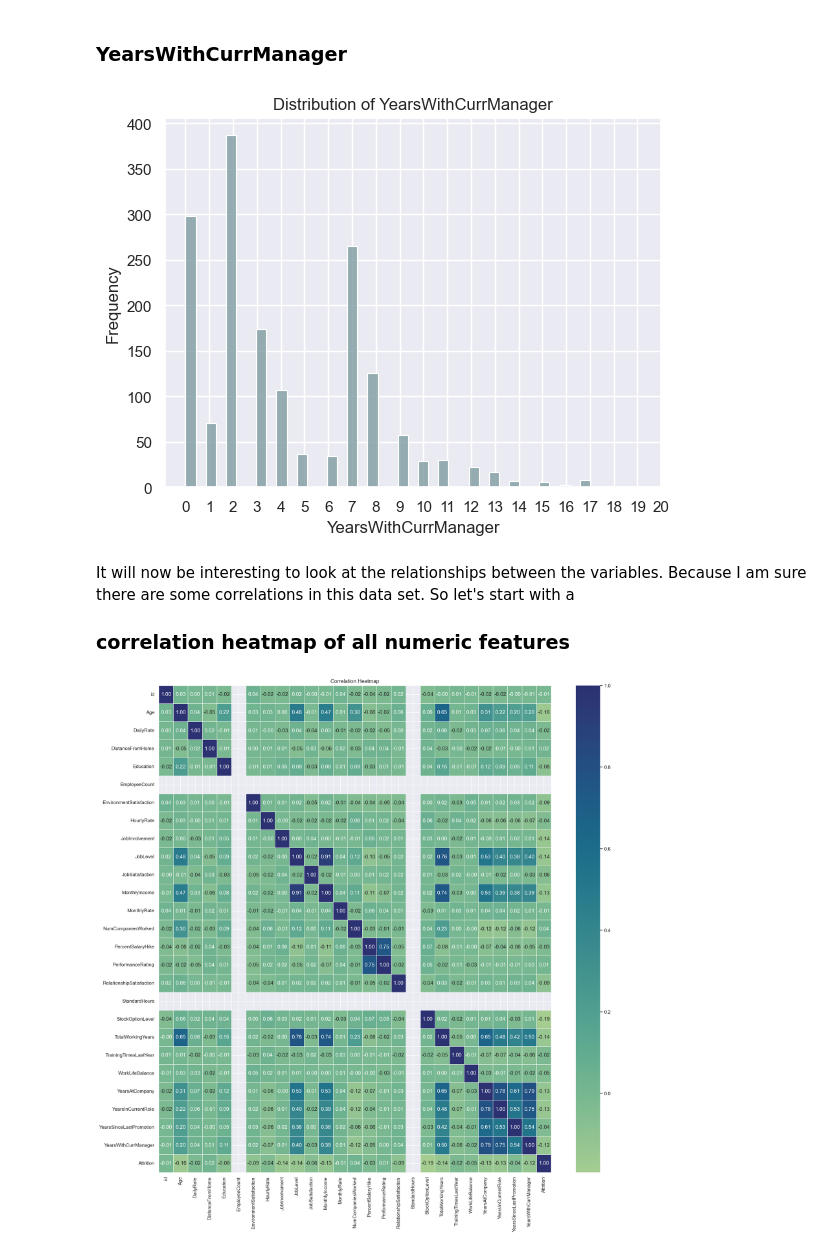
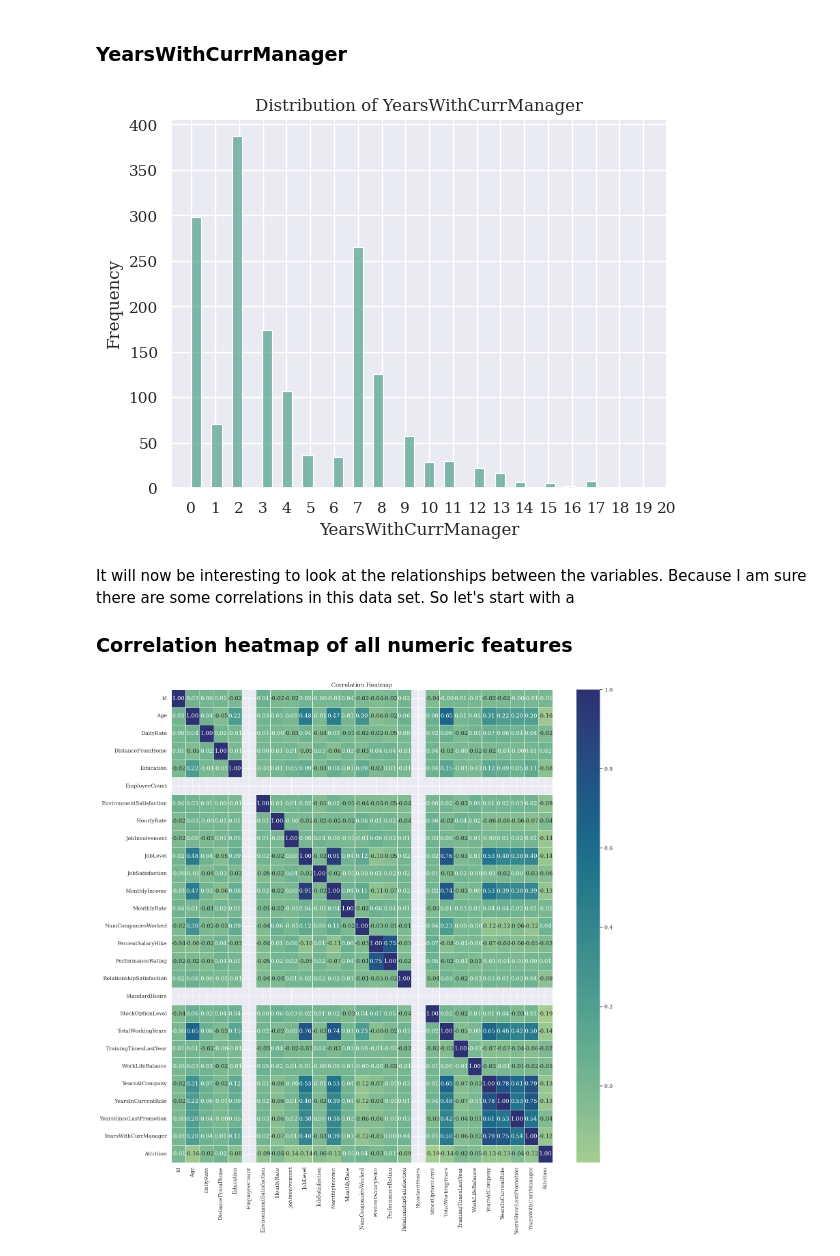
Before and after one commit to scheinmensch/Employee-Attrition, a Jupyter notebook: EDA.ipynb, the cells around one changed output. Drawn from its saved outputs; the diff is of its cells as text; code cells hidden in the pictures.

Commit message:
worked with colors and styles of the plots, added relationship plots

```diff
--- a/EDA.ipynb
+++ b/EDA.ipynb
@@ -26,3 +37,5 @@ please provide us feedback at https://github.com/pandas-dev/pandas/issues/54466
+# %%
+plt.rcParams['font.family'] = 'serif'
 # %%
 # load the data
 data = pd.read_csv('data/train.csv')
@@ -748,7 +761,7 @@ I'm not quite sure how to interpret the 0 here: Under 1 year has passed since th
 # %% [markdown]
 ### YearsWithCurrManager
 # %%
-sns.histplot(data['YearsWithCurrManager'], bins=int(math.sqrt(len(data['YearsWithCurrManager']))), kde=False, color='#76969b', edgecolor='white')
+sns.histplot(data['YearsWithCurrManager'], bins=int(math.sqrt(len(data['YearsWithCurrManager']))), kde=False, color='#59a590', edgecolor='white')
 
 plt.xticks(np.arange(21))
 plt.title('Distribution of YearsWithCurrManager')
@@ -757,18 +770,18 @@ plt.ylabel('Frequency')
 
 plt.show()
 # %% [output]
-[figure, old version]
+[figure, new version]
 # %% [markdown]
 It will now be interesting to look at the relationships between the variables. Because I am sure there are some correlations in this data set. So let's start with a
 
-### correlation heatmap of all numeric features
+### Correlation heatmap of all numeric features
 # %%
 correlation_matrix = (data.select_dtypes(include='number')).corr()
 
-plt.figure(figsize=(20,20))
+plt.figure(figsize=(18,18))
 sns.heatmap(correlation_matrix, annot=True, cmap='crest', fmt=".2f", linewidths=.5)
 plt.title("Correlation Heatmap")
 plt.show()
 # %% [output]
-[figure, old version]
+[figure, new version]
 # %% [markdown]
```
Also changed, not shown: parts of 67 cells of this notebook.
